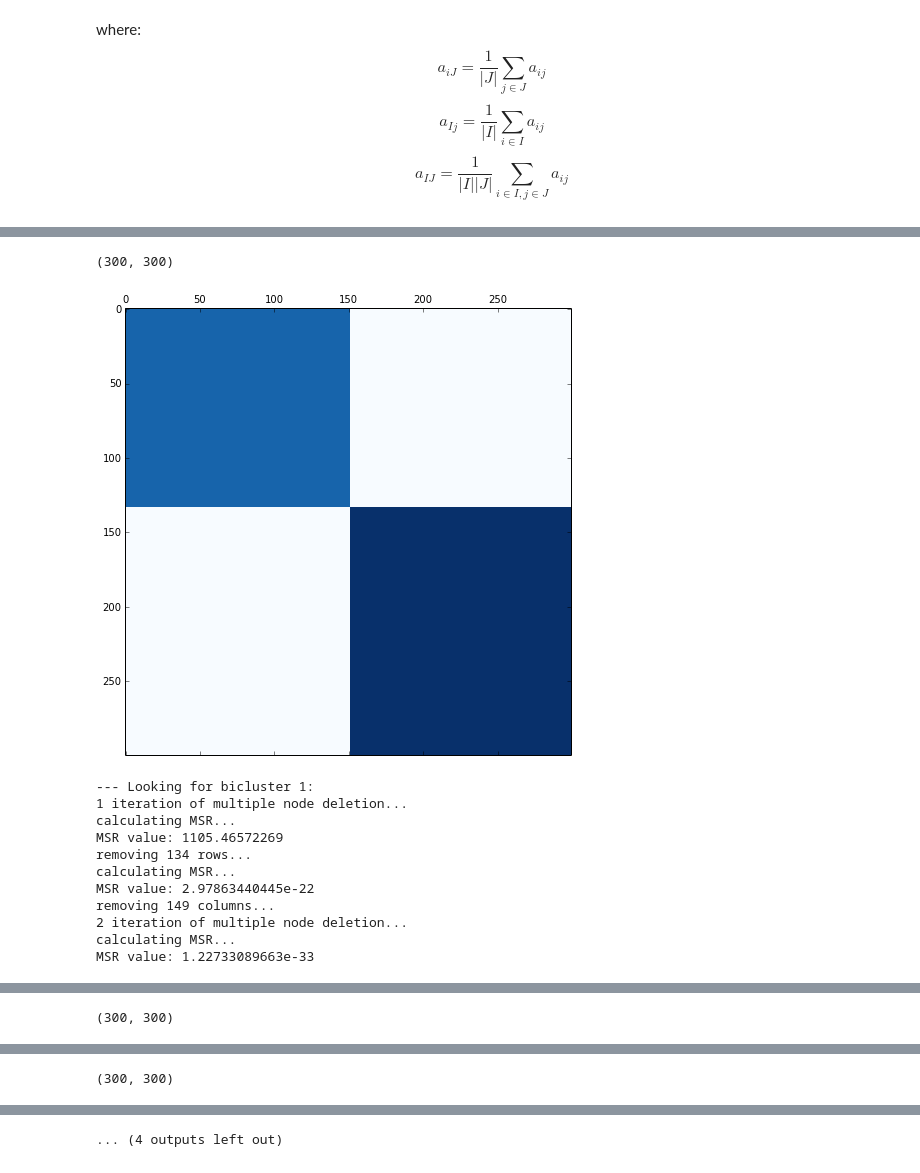
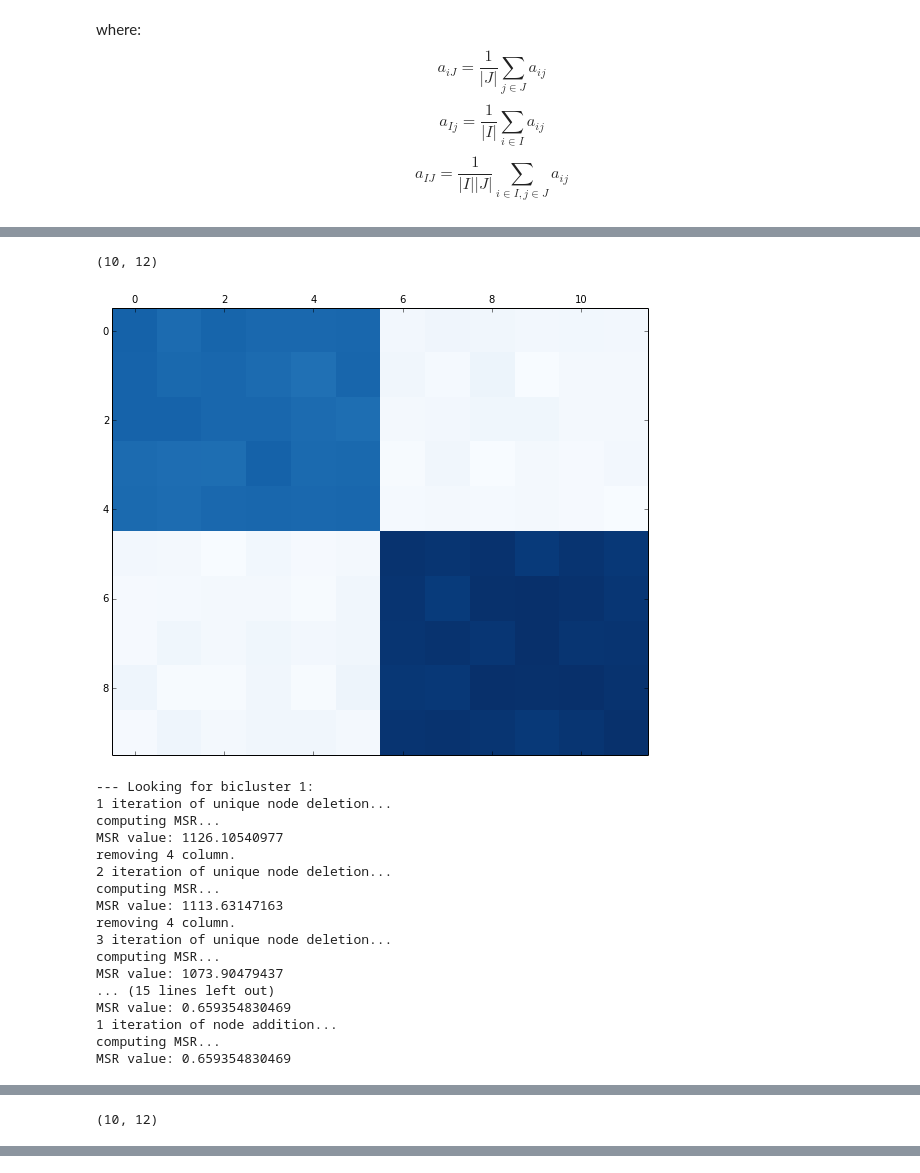
Before and after one commit to lucasbrunialti/biclustering-experiments, a Jupyter notebook: BiclusteringTest.ipynb, the cells around one changed output, grey strips where cells are left out. Saved outputs shown, nothing was run; the diff lists cells and outputs as text; code cells hidden in the pictures.

```diff
--- a/BiclusteringTest.ipynb
+++ b/BiclusteringTest.ipynb
@@ -22,17 +24,24 @@ Generated by:
 $$x_i = c + \mathcal{N}(0,1)$$
 where $c$ is the center of the bicluster.
 # %%
-shape = (300,300)
-n, m = shape
+def generate_data(shape, n_clusters, noise, shuffle=0, random_state=0):
+    n, m = shape
 
-data, rows, columns = make_biclusters(
-    shape=shape,
-    n_clusters=2,
-    noise=0,
-    shuffle=False,
-    random_state=0
-)
-data = data + (-np.min(data)) + 0.0001
+    data, rows, columns = make_biclusters(
+        shape=shape,
+        n_clusters=2,
+        noise=1,
+        shuffle=False,
+        random_state=0
+    )
+    data = data + (-np.min(data))
+    return data
+
+shape = (10,12)
+n_clusters = 2
+noise = 1
+
+data = generate_data(shape, n_clusters, noise)
 min_value = np.min(data)
 max_value = np.max(data)
 data
@@ -295,47 +355,53 @@ def find_biclusters(data, delta, alpha, num_biclusters, num_iterations=1):
     biclusters = []
 
     min_v = np.min(data)
     max_v = np.max(data)
 
     for i in range(num_biclusters):
         n, m = data.shape
         print data.shape
 
         plt.matshow(data, cmap=plt.cm.Blues, vmin=min_value, vmax=max_value)
         plt.show()
 
         print "--- Looking for bicluster %s:" % (i+1)
 
         # do not perform multiple node deletion
         if len(data) < 100 or len(data[0]) < 100:
             (C,I,J) = remove_unique_nodes(data, delta)
         else:
             (C,I,J) = remove_multiple_nodes(data, delta, alpha)
 
-        #D = add_nodes(C, A_line, alpha, I, J)
+        (D,I,J) = add_nodes(C, data, alpha, I, J)
 
-        biclusters.append(C.copy())
+        biclusters.append(D.copy())
 
-        plt.matshow(C, cmap=plt.cm.Blues, vmin=min_v, vmax=max_v)
+        plt.matshow(D, cmap=plt.cm.Blues, vmin=min_v, vmax=max_v)
         plt.show()
 
         A_line = mask(data, I, J, min_v, max_v)
 
     return biclusters
 
-num_biclusters = 4
+num_biclusters = 2
 biclusters = find_biclusters(data, 1.0, 1.0, num_biclusters)
 # %% [output]
-(300, 300)
+(10, 12)
-[figure, old version]
+[figure, new version]
 --- Looking for bicluster 1:
-1 iteration of multiple node deletion...
-calculating MSR...
-MSR value: 1105.46572269
-removing 134 rows...
-calculating MSR...
-MSR value: 2.97863440445e-22
-removing 149 columns...
-2 iteration of multiple node deletion...
-calculating MSR...
-MSR value: 1.22733089663e-33
+1 iteration of unique node deletion...
+computing MSR...
+MSR value: 1126.10540977
+removing 4 column.
+2 iteration of unique node deletion...
+computing MSR...
+MSR value: 1113.63147163
+removing 4 column.
+3 iteration of unique node deletion...
+computing MSR...
+MSR value: 1073.90479437
+... (15 lines left out)
+MSR value: 0.659354830469
+1 iteration of node addition...
+computing MSR...
+MSR value: 0.659354830469
@@ -343 +409 @@ MSR value: 1.22733089663e-33
-(300, 300)
+(10, 12)
@@ -357 +428,0 @@ MSR value: 5.24771781657e-22
-(300, 300)
@@ -378,4 +429,3 @@ MSR value: 2.60843055603e-22
-... (4 outputs left out)
 # %%
 for i in range(num_biclusters):
     print "biclustering %s: %s" % (i+1, biclusters[i].shape)
```
Also changed, not shown: parts of 12 cells of this notebook, 1 other file.
